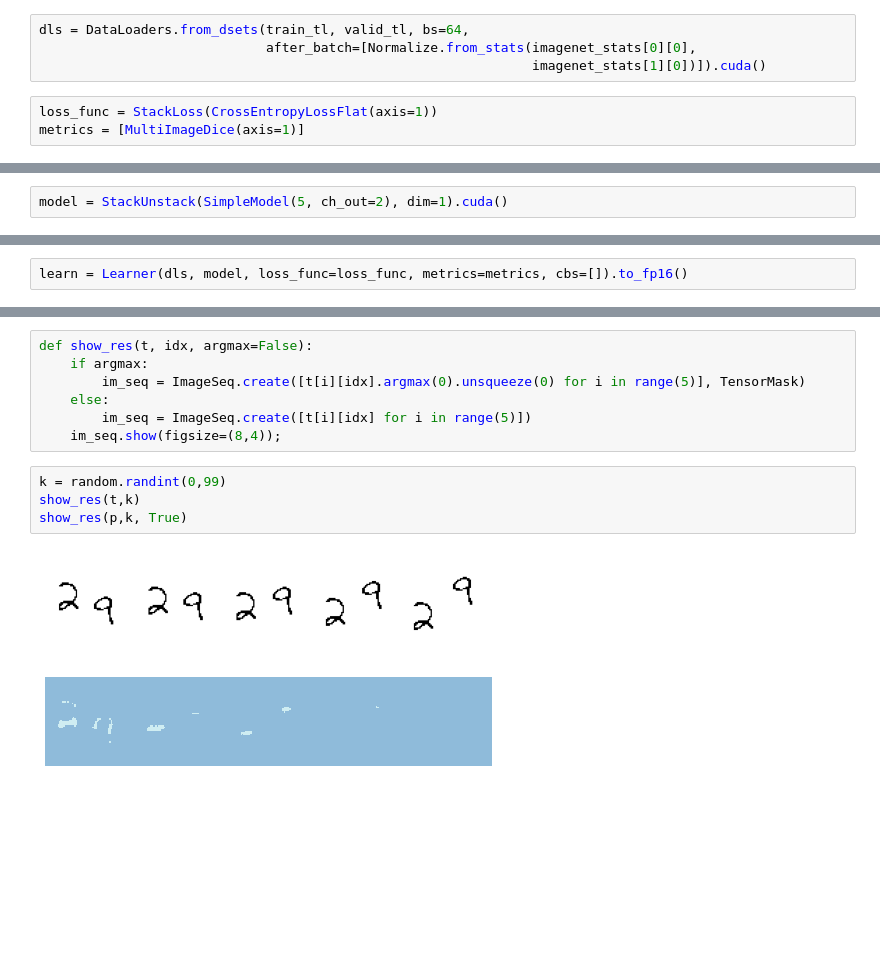
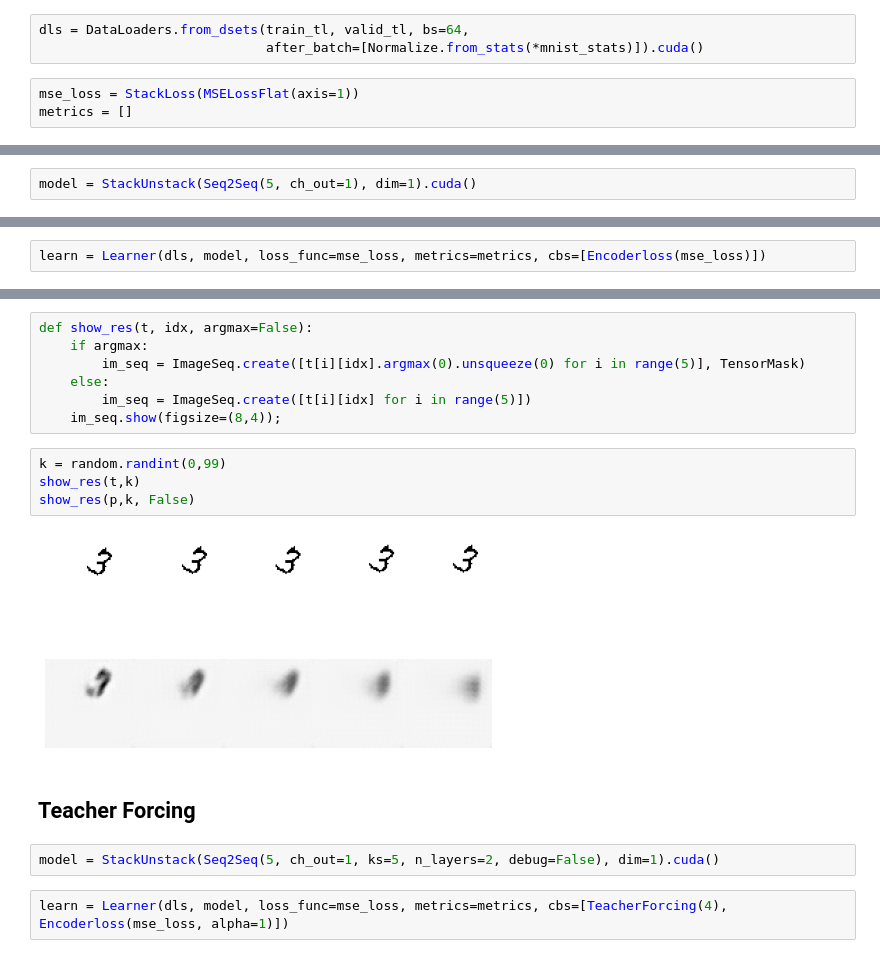
Before and after one commit to tcapelle/moving_mnist, a Jupyter notebook: 03_train_seq2seq.ipynb, the cells around one changed output, grey strips where cells are left out. Saved outputs shown, nothing was run; the diff lists cells and outputs as text; blank space fills up the shorter version.

Commit message:
training seq2seq with encoder loss

```diff
--- a/03_train_seq2seq.ipynb
+++ b/03_train_seq2seq.ipynb
@@ -30,10 +30,9 @@ valid_tl = TfmdLists(range(100), ImageTupleTransform(ds, cl_type=TensorMask))
 # %%
 dls = DataLoaders.from_dsets(train_tl, valid_tl, bs=64,
-                             after_batch=[Normalize.from_stats(imagenet_stats[0][0],
-                                                               imagenet_stats[1][0])]).cuda()
+                             after_batch=[Normalize.from_stats(*mnist_stats)]).cuda()
 # %%
-loss_func = StackLoss(CrossEntropyLossFlat(axis=1))
-metrics = [MultiImageDice(axis=1)]
+mse_loss = StackLoss(MSELossFlat(axis=1))
+metrics = []
 # %% [markdown]
 Left: Input, Right: Target
 # %%
@@ -45,6 +44,6 @@ dls.show_batch()
 # %% [markdown]
 `StackUnstack` takes cares of stacking the list of images into a fat tensor, and unstacking them at the end, we will need to modify our loss function to take a list of tensors as input and target.
 # %%
-model = StackUnstack(SimpleModel(5, ch_out=2), dim=1).cuda()
+model = StackUnstack(Seq2Seq(5, ch_out=1), dim=1).cuda()
 # %% [markdown]
 As the `ImageSeq` is a `tuple` of images, we will need to stack them to compute loss.
@@ -61,5 +50,5 @@ As the `ImageSeq` is a `tuple` of images, we will need to stack them to compute
 # %%
-learn = Learner(dls, model, loss_func=loss_func, metrics=metrics, cbs=[]).to_fp16()
+learn = Learner(dls, model, loss_func=mse_loss, metrics=metrics, cbs=[Encoderloss(mse_loss)])
 # %% [markdown]
 I have a weird bug that if I use `nn.LeakyReLU` after doing `learn.lr_find()` the model does not train (the loss get stucked).
 # %%
@@ -102,7 +91,13 @@ def show_res(t, idx, argmax=False):
 # %%
 k = random.randint(0,99)
 show_res(t,k)
-show_res(p,k, True)
+show_res(p,k, False)
 # %% [output]
-[figure, old version]
+[figure, new version]
-[figure, old version]
+[figure, new version]
+# %% [markdown]
+## Teacher Forcing
+# %%
+model = StackUnstack(Seq2Seq(5, ch_out=1, ks=5, n_layers=2, debug=False), dim=1).cuda()
+# %%
+learn = Learner(dls, model, loss_func=mse_loss, metrics=metrics, cbs=[TeacherForcing(4), Encoderloss(mse_loss, alpha=1)])
```
Also changed, not shown: parts of 13 cells of this notebook, 7 other files.
